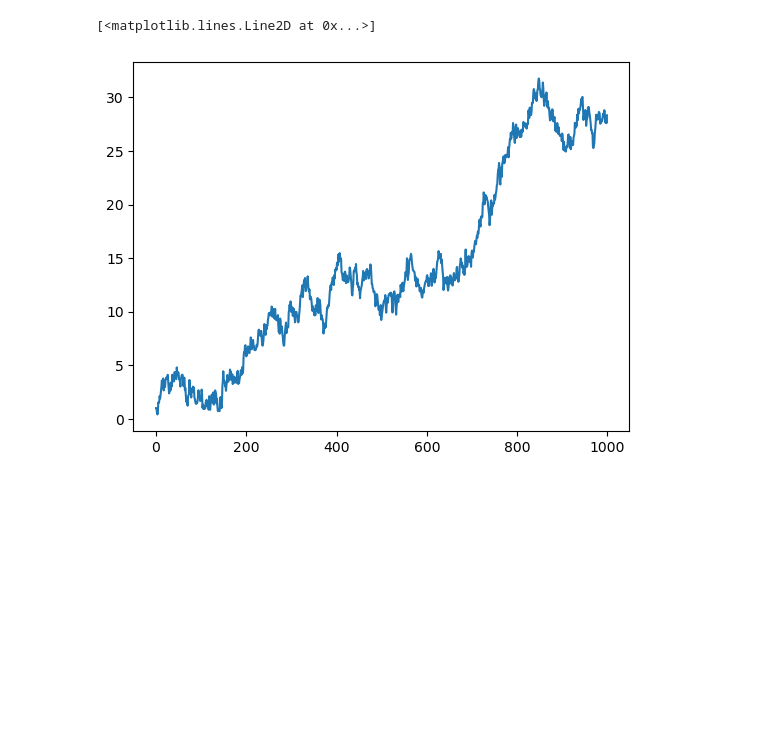
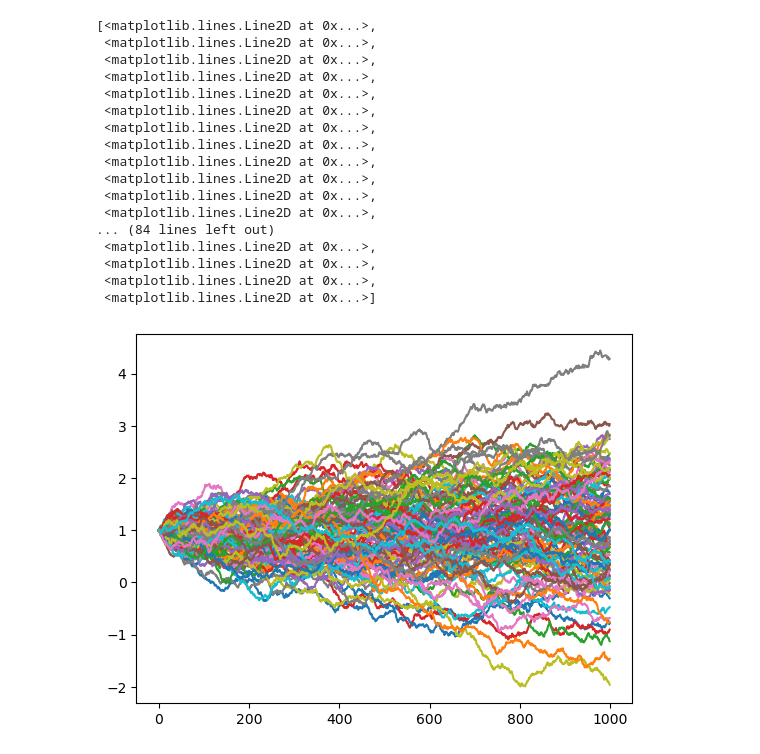
Before and after one commit to GhilesKemiche/ABM-Calibration, a Jupyter notebook: Code.ipynb, the cells around one changed output. Saved outputs shown, nothing was run; the diff lists cells and outputs as text; code cells hidden in the pictures; blank space fills up the shorter version.

Commit message:
Vectorisation de Majew

```diff
--- a/Code.ipynb
+++ b/Code.ipynb
@@ -2,16 +2,15 @@
 import numpy as np
 import matplotlib.pyplot as plt
 # %%
-length=1000
 def Majew(gamma, alpha, kappa1, beta, Lambda, stdv):
 
-    Epsilon=np.random.normal(0, stdv, length)
-    v=np.zeros(length)
-    m=np.zeros(length)
+    Epsilon=np.random.normal(0, stdv, (length,nb))
+    v=np.zeros((length,nb))
+    m=np.zeros((length,nb))
 
     # We initialize the different functions we will need
 
-    p=np.ones(length)
+    p=np.ones((length,nb))
 
     # We initialize the price
 
@@ -24,8 +23,25 @@ def Majew(gamma, alpha, kappa1, beta, Lambda, stdv):
         p[t+1] = p[t] + kappa1*(v[t]-p[t]) + beta*np.tanh(gamma*m[t]) + Epsilon[t+1]
 
     return p
-# %%
-plt.plot(Majew(0.5,0.5,0.5,0.5,0.5,0.5))
-# %% [output]
-[<matplotlib.lines.Line2D at 0x...>]
-[figure, removed]
+# %%
+length, nb = 1000, 100
+plt.plot(Majew(36.7, 1/7, 0.017, 0.013, 0.5, 0.020))
+# %% [output]
+[<matplotlib.lines.Line2D at 0x...>,
+ <matplotlib.lines.Line2D at 0x...>,
+ <matplotlib.lines.Line2D at 0x...>,
+ <matplotlib.lines.Line2D at 0x...>,
+ <matplotlib.lines.Line2D at 0x...>,
+ <matplotlib.lines.Line2D at 0x...>,
+ <matplotlib.lines.Line2D at 0x...>,
+ <matplotlib.lines.Line2D at 0x...>,
+ <matplotlib.lines.Line2D at 0x...>,
+ <matplotlib.lines.Line2D at 0x...>,
+ <matplotlib.lines.Line2D at 0x...>,
+ <matplotlib.lines.Line2D at 0x...>,
+... (84 lines left out)
+ <matplotlib.lines.Line2D at 0x...>,
+ <matplotlib.lines.Line2D at 0x...>,
+ <matplotlib.lines.Line2D at 0x...>,
+ <matplotlib.lines.Line2D at 0x...>]
+[figure, added]
```
